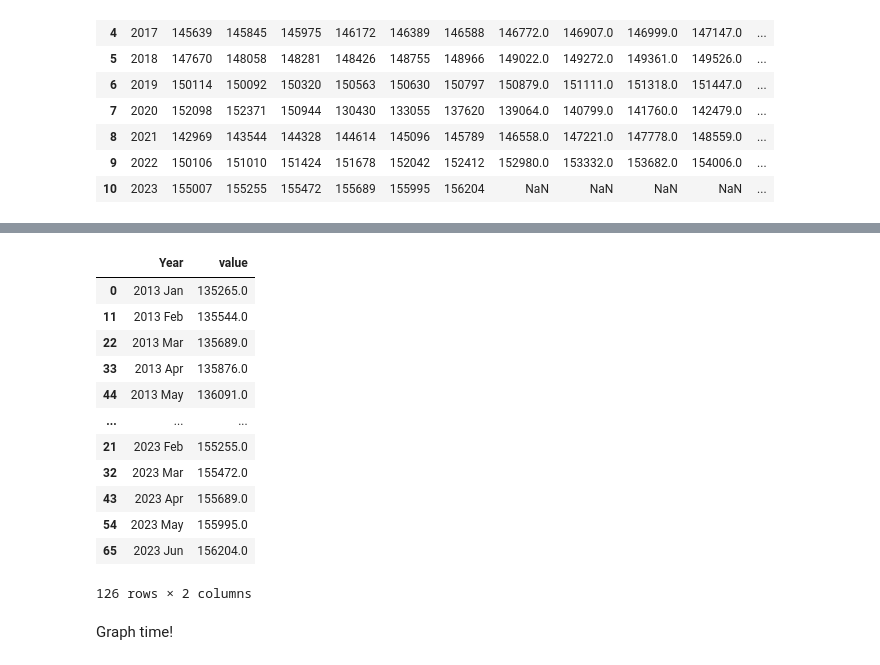
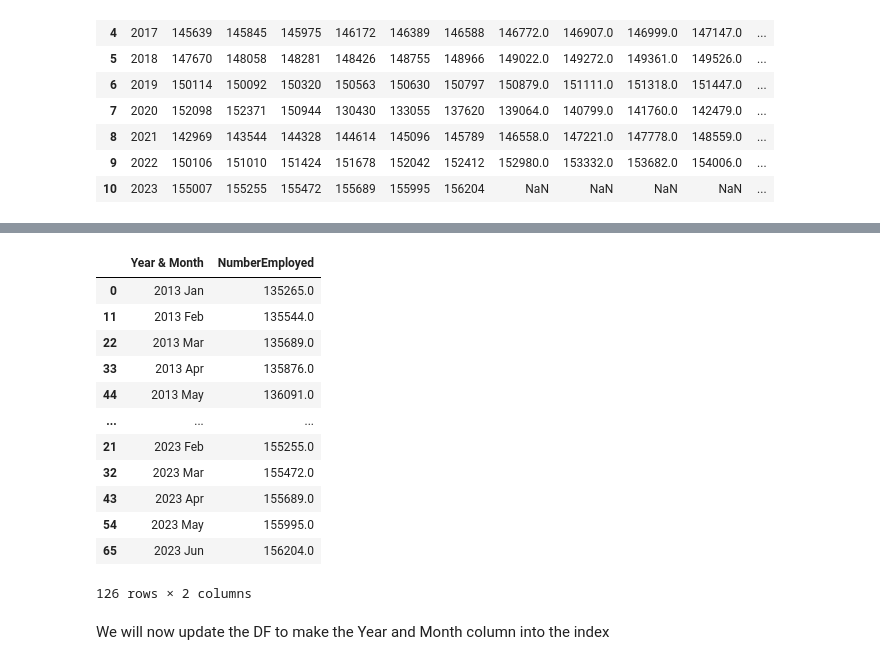
Before and after one commit to Xanitross/Covid_Effects_On_Jobs, a Jupyter notebook: Covid_Effects_On_Jobs.ipynb, the cells around one changed output, grey strips where cells are left out. Saved outputs shown, nothing was run; the diff lists cells and outputs as text; code cells hidden in the pictures.

```diff
--- a/Covid_Effects_On_Jobs.ipynb
+++ b/Covid_Effects_On_Jobs.ipynb
@@ -96,0 +60,3 @@ dtype: float64
+# %%
+employed = employed.melt("Year")
+employed
@@ -97,7 +79,6 @@ dtype: float64
 # %%
-df2 = employed.melt("Year")
-df2["Year"] = df2["Year"].astype(str) + " " + df2["variable"].astype(str)
-df2.drop(["variable"], axis=1, inplace=True)
-#df2.set_index(["Year"], inplace=True)
-df2
+employed["Year & Month"] = employed["Year"].astype(str) + " " + employed["variable"].astype(str)
+employed["NumberEmployed"] = employed["value"]
+employed.drop(["Year", "variable", "value"], axis=1, inplace=True)
+employed
 # %% [output]
@@ -117,4 +100,4 @@ df2
 # %%
-df2.dropna(inplace=True)
-df2
+employed.dropna(inplace=True)
+employed
 # %% [output]
@@ -134,10 +119,10 @@ df2
 # %%
-df2["YYYY-mm"] = pd.to_datetime(df2["Year"], format="%Y %b").dt.strftime("%Y-%m")
-df2.sort_values("YYYY-mm", inplace=True)
-df2.drop(["YYYY-mm"], axis=1, inplace=True)
-df2
+employed["YYYY-mm"] = pd.to_datetime(employed["Year & Month"], format="%Y %b").dt.strftime("%Y-%m")
+employed.sort_values("YYYY-mm", inplace=True)
+employed.drop(["YYYY-mm"], axis=1, inplace=True)
+employed
 # %% [output]
-|  | Year | value |
+|  | Year & Month | NumberEmployed |
 | 0 | 2013 Jan | 135265.0 |
 | 11 | 2013 Feb | 135544.0 |
 | 22 | 2013 Mar | 135689.0 |
@@ -150,5 +135,5 @@ df2
 | 54 | 2023 May | 155995.0 |
 | 65 | 2023 Jun | 156204.0 |
 126 rows × 2 columns
-# %% [markdown]
-Graph time!
+# %% [markdown]
+We will now update the DF to make the Year and Month column into the index
```
Also changed, not shown: parts of 30 cells of this notebook.
